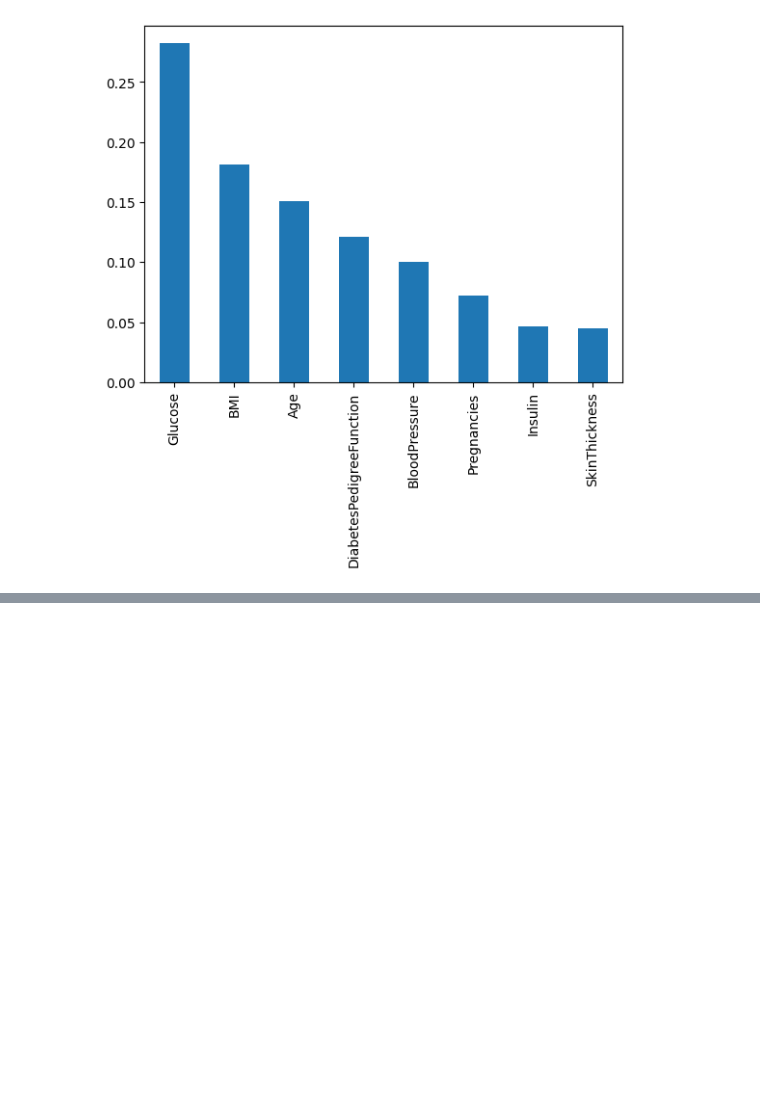
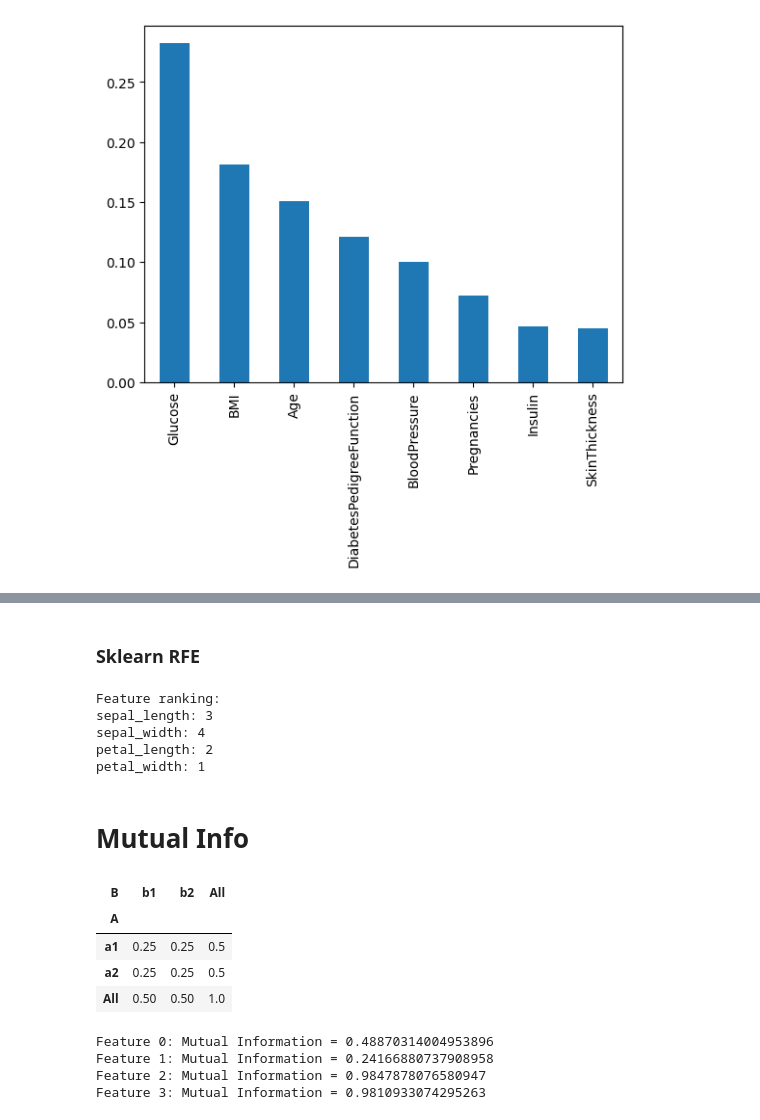
Before and after one commit to Danishdbu/ml1_Danish, a Jupyter notebook: Feature_Selection1.ipynb, the cells around one changed output, grey strips where cells are left out. Drawn from its saved outputs; the diff is of its cells as text; code cells hidden in the pictures; blank space fills up the shorter version.

```diff
--- a/Feature_Selection1.ipynb
+++ b/Feature_Selection1.ipynb
@@ -977,0 +1112,79 @@ x.sort_values(ascending=False).plot(kind='bar')
+# %% [markdown]
+### Sklearn RFE
+# %%
+import pandas as pd
+from sklearn.ensemble import RandomForestClassifier
+from sklearn.feature_selection import RFE
+from sklearn.model_selection import train_test_split
+from sklearn.preprocessing import LabelEncoder
+
+# Load iris dataset
+url = "https://gist.githubusercontent.com/curran/a08a1080b88344b0c8a7/raw/0e7a9b0a5d22642a06d3d5b9bcbad9890c8ee534/iris.csv"
+df = pd.read_csv(url)
+
+# Separate features and target variable
+X = df.drop("species", axis=1)
+y = df["species"]
+
+# Initialize RandomForestClassifier
+model = RandomForestClassifier()
+
+# Initialize RFE
+rfe = RFE(estimator=model, n_features_to_select=1)
+
+# Fit RFE
+rfe.fit(X, y)
+
+# Print the ranking
+ranking = rfe.ranking_
+print("Feature ranking:")
+
+for i, feature in enumerate(X.columns):
+    print(f"{feature}: {ranking[i]}")
+# %% [output]
+Feature ranking:
+sepal_length: 3
+sepal_width: 4
+petal_length: 2
+petal_width: 1
+# %% [markdown]
+# Mutual Info
+# %%
+import pandas as pd
+
+data = {
+    'A': ['a1', 'a2', 'a1', 'a1', 'a2', 'a1', 'a2', 'a2'],
+    'B': ['b1', 'b2', 'b2', 'b1', 'b1', 'b2', 'b2', 'b1']
+}
+
+df = pd.DataFrame(data)
+# %%
+marginal_prob = pd.crosstab(df['A'], df['B'], margins=True, normalize='all')
+marginal_prob
+# %% [output]
+| B | b1 | b2 | All |
+| A |  |  |  |
+| a1 | 0.25 | 0.25 | 0.5 |
+| a2 | 0.25 | 0.25 | 0.5 |
+| All | 0.50 | 0.50 | 1.0 |
+# %%
+from sklearn.feature_selection import mutual_info_classif
+from sklearn.datasets import load_iris
+import pandas as pd
+
+# Load iris dataset
+iris = load_iris()
+X = iris['data']
+y = iris['target']
+
+# Compute mutual information
+mi = mutual_info_classif(X, y)
+
+# Print mutual information
+for i, mi_value in enumerate(mi):
+    print(f"Feature {i}: Mutual Information = {mi_value}")
+# %% [output]
+Feature 0: Mutual Information = 0.48870314004953896
+Feature 1: Mutual Information = 0.24166880737908958
+Feature 2: Mutual Information = 0.9847878076580947
+Feature 3: Mutual Information = 0.9810933074295263
```
Also changed, not shown: parts of 21 cells of this notebook.
